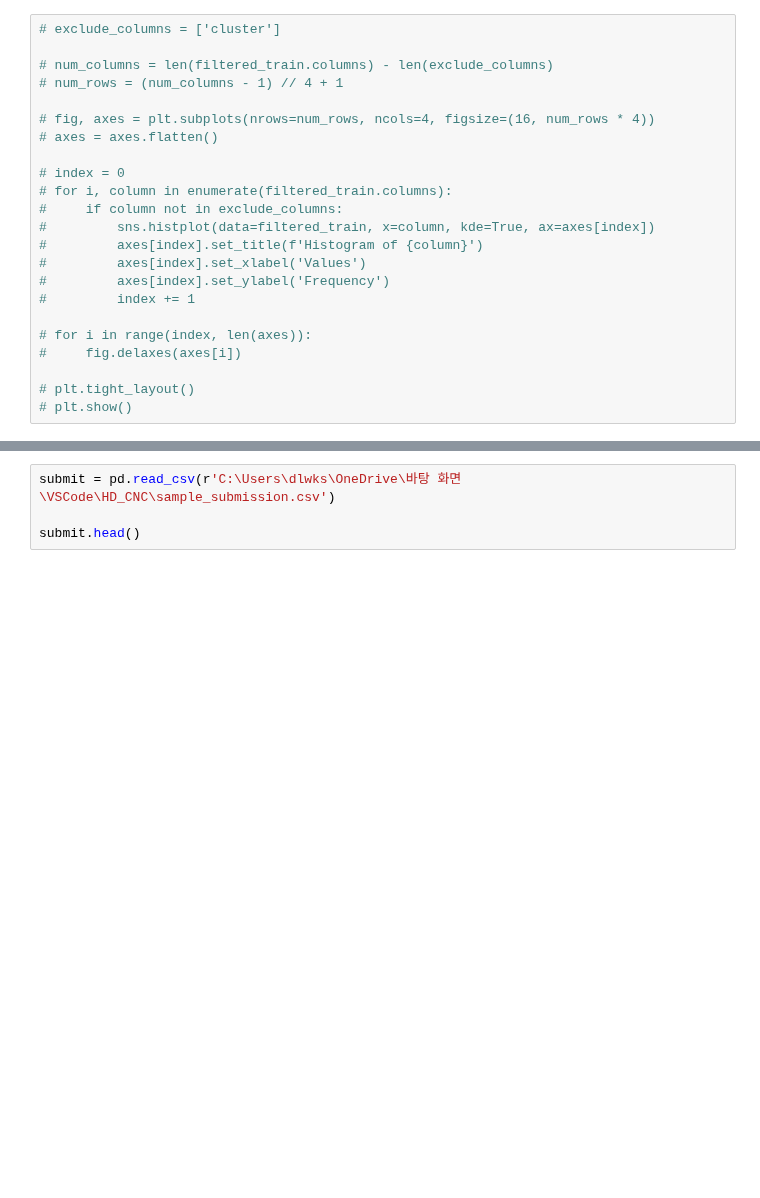
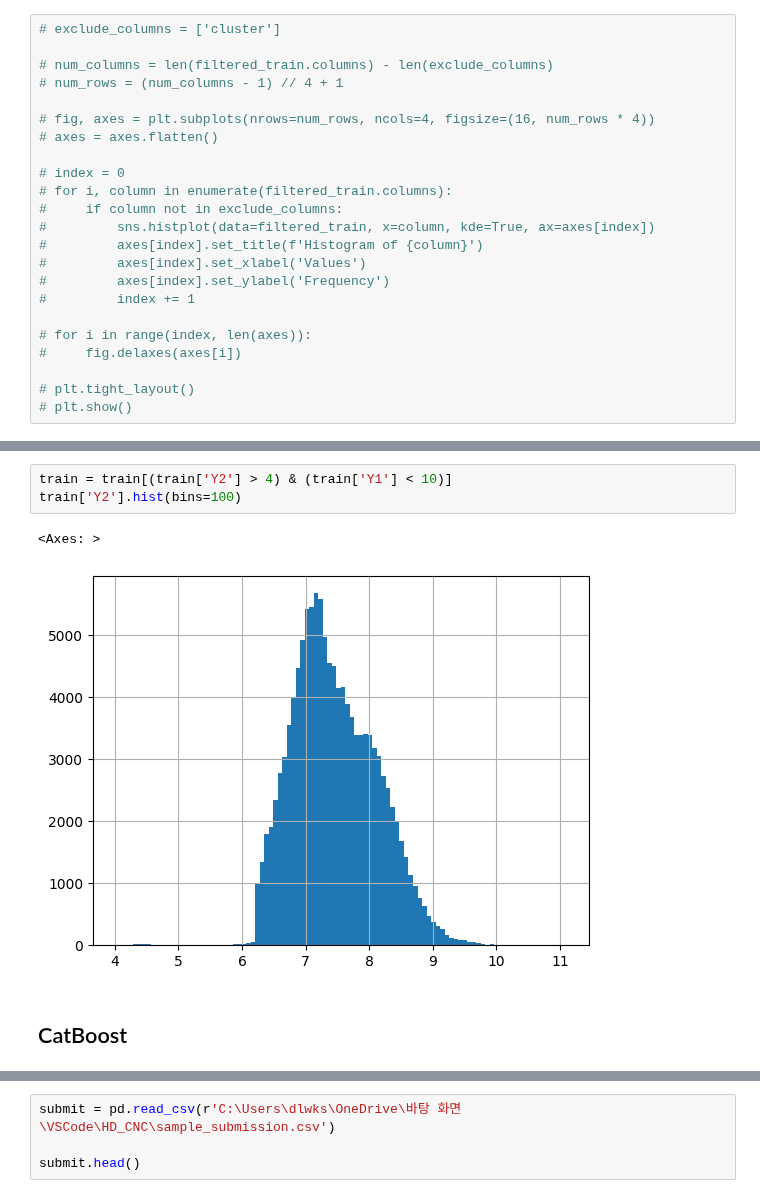
Before and after one commit to dlwls22/Hyundai_DT, a Jupyter notebook: CNC2.ipynb, the cells around one changed output, grey strips where cells are left out. Cells and saved outputs as stored; diff of their text form; blank space fills up the shorter version.

```diff
--- a/CNC2.ipynb
+++ b/CNC2.ipynb
@@ -194,3 +223,11 @@ test[columns_to_scale] = scaler.transform(test[columns_to_scale])
+# %%
+train = train[(train['Y2'] > 4) & (train['Y1'] < 10)]
+train['Y2'].hist(bins=100)
+# %% [output]
+<Axes: >
+[figure, added]
+# %% [markdown]
+## CatBoost
 # %%
 cat_y1 = CatBoostRegressor(loss_function='MAE',
                            cat_features=['X8'],  # Add categorical features index if any
```
Also changed, not shown: parts of 19 cells of this notebook.
